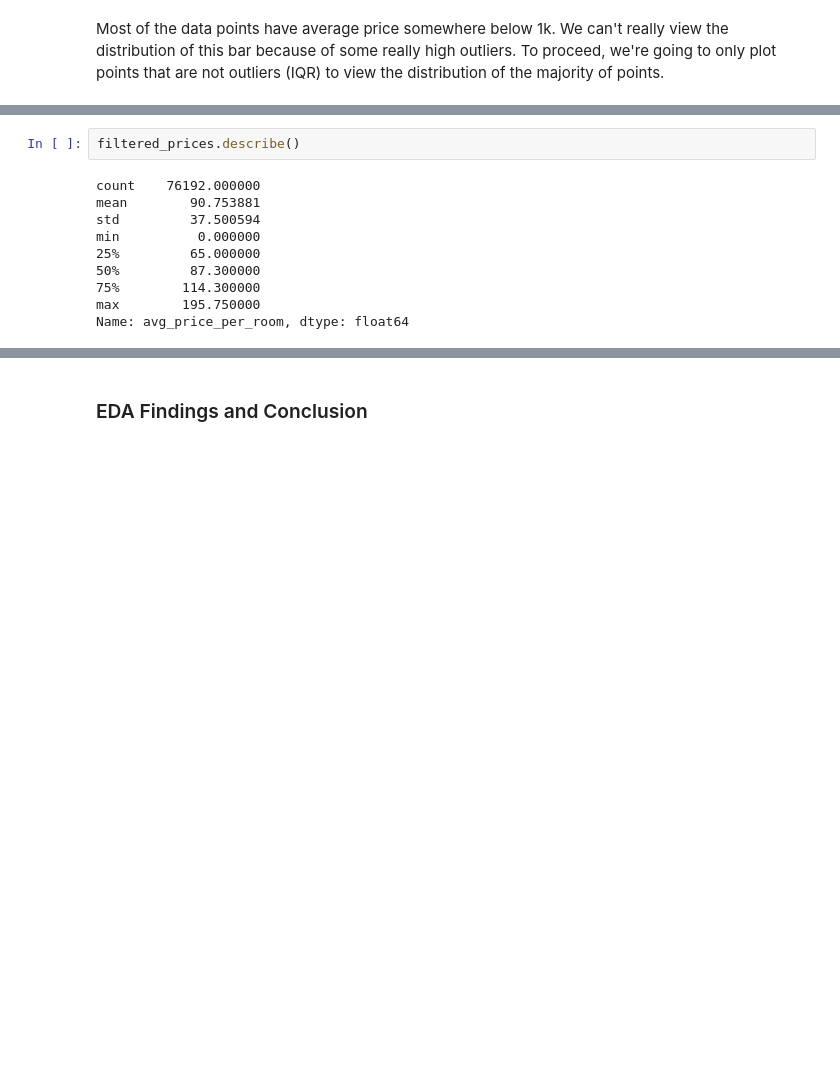
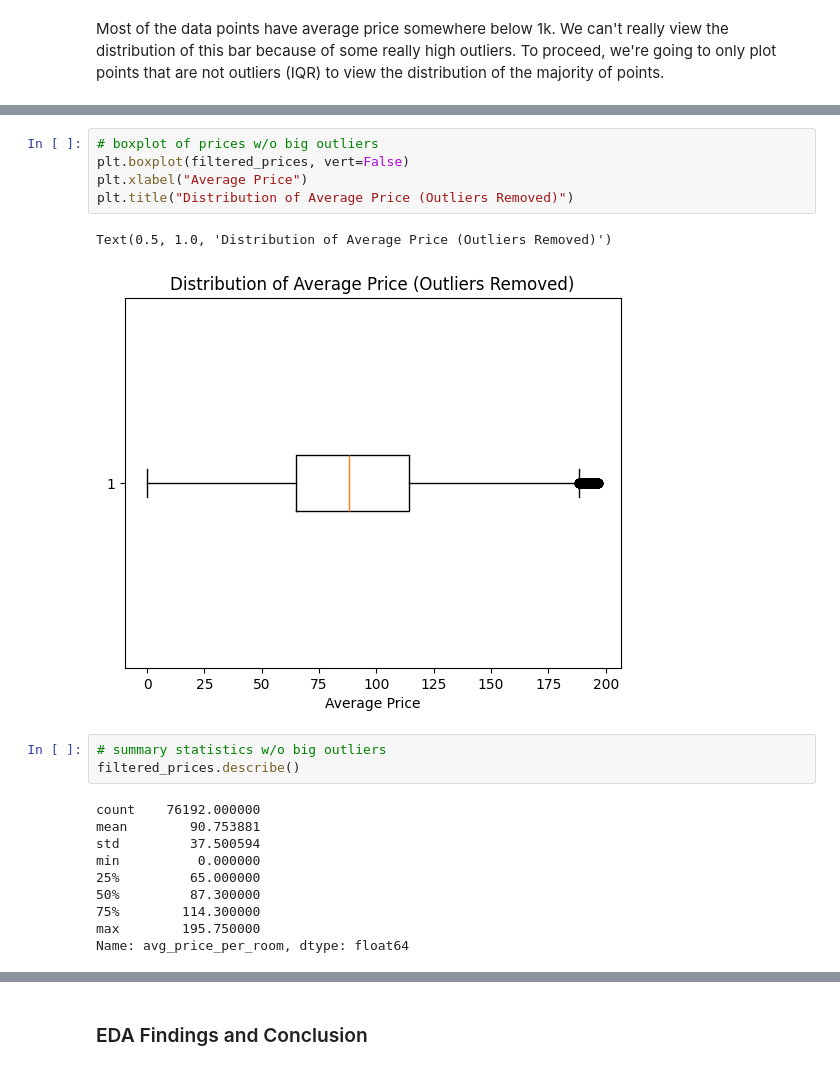
Before and after one commit to achen409/cs236-project, a Jupyter notebook: hotel_booking_cleaning.ipynb, the cells around one changed output, grey strips where cells are left out. Drawn from its saved outputs; the diff is of its cells as text; blank space fills up the shorter version.

```diff
--- a/hotel_booking_cleaning.ipynb
+++ b/hotel_booking_cleaning.ipynb
@@ -370,4 +401,13 @@ plt.show()
+# %%
+# boxplot of prices w/o big outliers
+plt.boxplot(filtered_prices, vert=False)
+plt.xlabel("Average Price")
+plt.title("Distribution of Average Price (Outliers Removed)")
+# %% [output]
+Text(0.5, 1.0, 'Distribution of Average Price (Outliers Removed)')
+[figure, added]
 # %%
+# summary statistics w/o big outliers
 filtered_prices.describe()
 # %% [output]
 count    76192.000000
```
Also changed, not shown: parts of 24 cells of this notebook.
